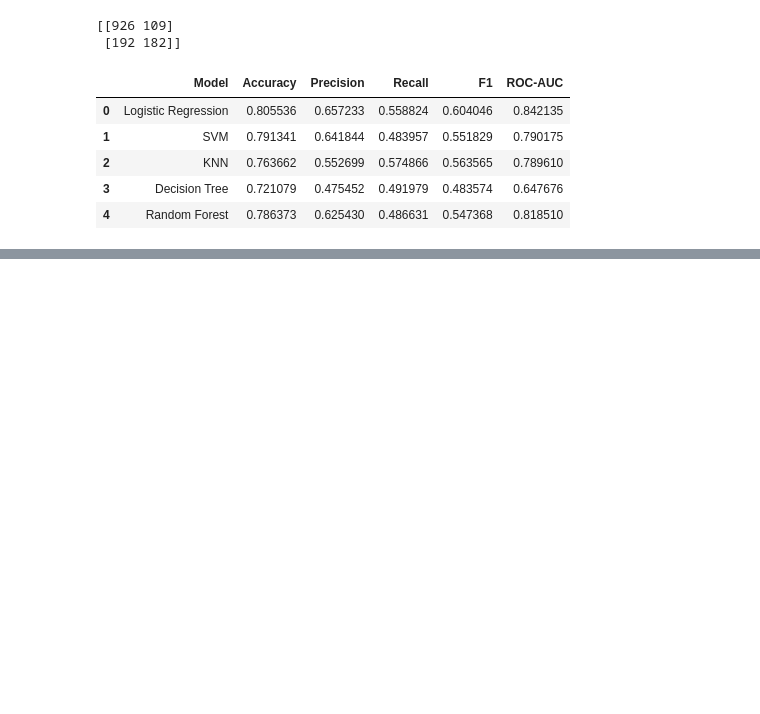
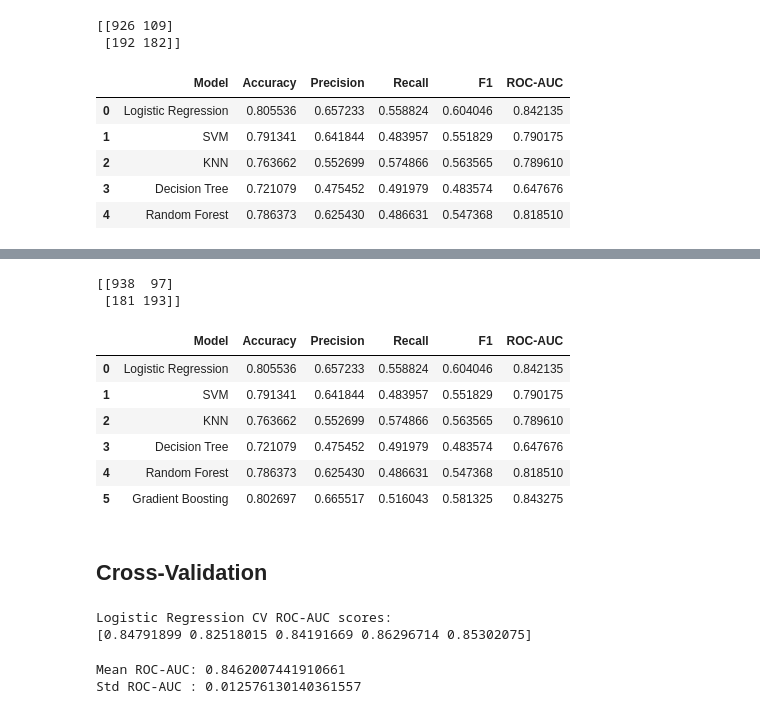
Before and after one commit to BikeshKumar919/customer-churn-ml, a Jupyter notebook: notebooks/03_model_training.ipynb, the cells around one changed output, grey strips where cells are left out. Drawn from its saved outputs; the diff is of its cells as text; code cells hidden in the pictures; blank space fills up the shorter version.

Commit message:
Compared results of all base line models and appied cross validation

```diff
--- a/notebooks/03_model_training.ipynb
+++ b/notebooks/03_model_training.ipynb
@@ -590,0 +593,14 @@ results_df
+# %%
+gradient_boosting_pipeline = Pipeline(
+    steps=[
+        ("preprocessor", preprocessor),
+        ("model", GradientBoostingClassifier(
+            n_estimators=100,
+            learning_rate=0.1,
+            max_depth=3,
+            random_state=42
+        ))
+    ]
+)
+# %%
+gradient_boosting_pipeline.fit(X_train, y_train)
@@ -590,0 +628,18 @@ results_df
+# %%
+gb_pred = gradient_boosting_pipeline.predict(X_test)
+
+gb_prob = gradient_boosting_pipeline.predict_proba(X_test)[:, 1]
+# %%
+gb_accuracy = accuracy_score(y_test, gb_pred)
+gb_precision = precision_score(y_test, gb_pred)
+gb_recall = recall_score(y_test, gb_pred)
+gb_f1 = f1_score(y_test, gb_pred)
+gb_roc_auc = roc_auc_score(y_test, gb_prob)
+
+print("Gradient Boosting Results")
+print("----------------------")
+print("Accuracy :", gb_accuracy)
+print("Precision:", gb_precision)
+print("Recall   :", gb_recall)
+print("F1 Score :", gb_f1)
+print("ROC-AUC  :", gb_roc_auc)
@@ -590,0 +665,28 @@ results_df
+# %%
+print(confusion_matrix(y_test, gb_pred))
+# %% [output]
+[[938  97]
+ [181 193]]
+# %%
+results.append({
+    "Model": "Gradient Boosting",
+    "Accuracy": gb_accuracy,
+    "Precision": gb_precision,
+    "Recall": gb_recall,
+    "F1": gb_f1,
+    "ROC-AUC": gb_roc_auc
+})
+
+results_df = pd.DataFrame(results)
+
+results_df
+# %% [output]
+|  | Model | Accuracy | Precision | Recall | F1 | ROC-AUC |
+| 0 | Logistic Regression | 0.805536 | 0.657233 | 0.558824 | 0.604046 | 0.842135 |
+| 1 | SVM | 0.791341 | 0.641844 | 0.483957 | 0.551829 | 0.790175 |
+| 2 | KNN | 0.763662 | 0.552699 | 0.574866 | 0.563565 | 0.789610 |
+| 3 | Decision Tree | 0.721079 | 0.475452 | 0.491979 | 0.483574 | 0.647676 |
+| 4 | Random Forest | 0.786373 | 0.625430 | 0.486631 | 0.547368 | 0.818510 |
+| 5 | Gradient Boosting | 0.802697 | 0.665517 | 0.516043 | 0.581325 | 0.843275 |
+# %% [markdown]
+## Cross-Validation
@@ -590,0 +709,12 @@ results_df
+# %%
+print("Logistic Regression CV ROC-AUC scores:")
+print(logistic_cv_scores)
+# %% [output]
+Logistic Regression CV ROC-AUC scores:
+[0.84791899 0.82518015 0.84191669 0.86296714 0.85302075]
+# %%
+print("Mean ROC-AUC:", logistic_cv_scores.mean())
+print("Std ROC-AUC :", logistic_cv_scores.std())
+# %% [output]
+Mean ROC-AUC: 0.8462007441910661
+Std ROC-AUC : 0.012576130140361557
```
Also changed, not shown: parts of 18 cells of this notebook.
